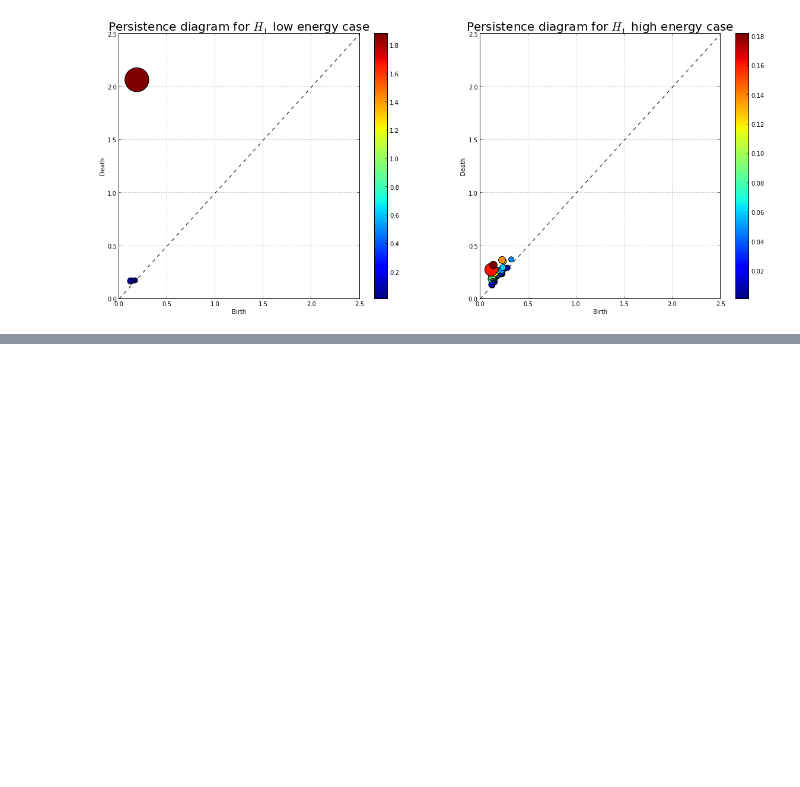
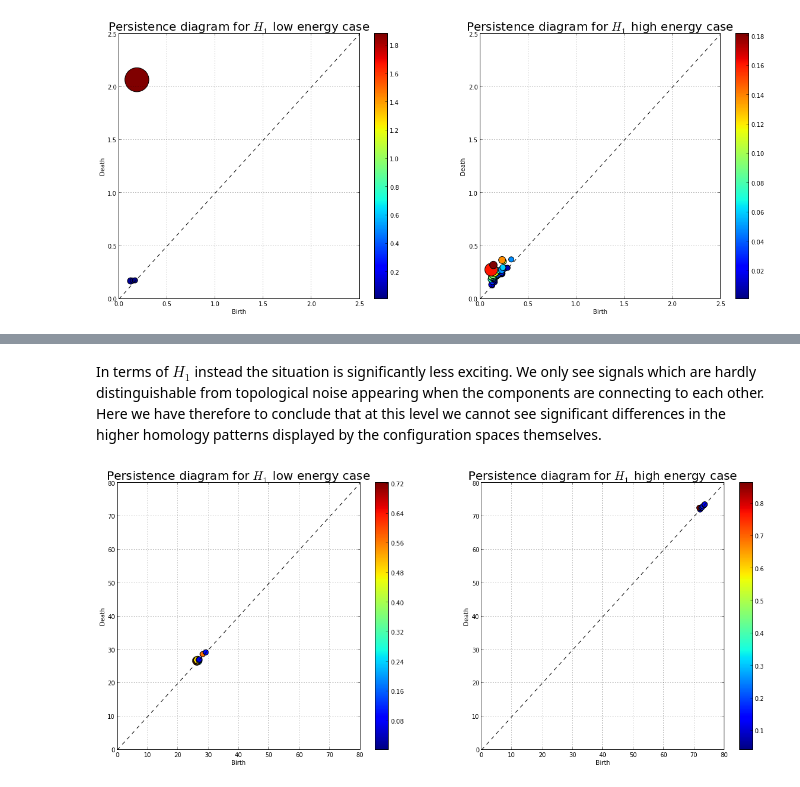
Before and after one commit to lordgrilo/hmf_topology, a Jupyter notebook: code/Report_configuration_space_initial_study.ipynb, the cells around one changed output, grey strips where cells are left out. Drawn from its saved outputs; the diff is of its cells as text; code cells hidden in the pictures; blank space fills up the shorter version.

```diff
--- a/code/Report_configuration_space_initial_study.ipynb
+++ b/code/Report_configuration_space_initial_study.ipynb
@@ -287,0 +311,25 @@ highCS_ms = mean_std_phase_space(highCS)
+# %% [markdown]
+In terms of $H_1$ instead the situation is significantly less exciting. We only see signals which are hardly distinguishable from topological noise appearing when the components are connecting to each other. Here we have therefore to conclude that at this level we cannot see significant differences in the higher homology patterns displayed by the configuration spaces themselves.
+# %%
+plt.figure(figsize=(20,8))
+plt.subplot(121)
+if len(wlow_dict[1])>1:
+    plt.title(r'Persistence diagram for $H_1$ low energy case',fontsize=20);
+    ho.complete_persistence_diagram(wlow_dict[1],W=1);
+    plt.grid();
+    plt.xlim(0,80)
+    plt.ylim(0,80)
+    plt.plot([0,100], [0,100],'--k')
+#    plt.show()
+
+plt.subplot(122)
+if len(whigh_dict[1])>1:
+    plt.title(r'Persistence diagram for $H_1$ high energy case',fontsize=20);
+    ho.complete_persistence_diagram(whigh_dict[1],W=1);
+    plt.grid();
+    plt.xlim(0,80)
+    plt.ylim(0,80)
+    plt.plot([0,100], [0,100],'--k')
+    plt.show()
+# %% [output]
+[figure, added]
```
Also changed, not shown: parts of 12 cells of this notebook.
